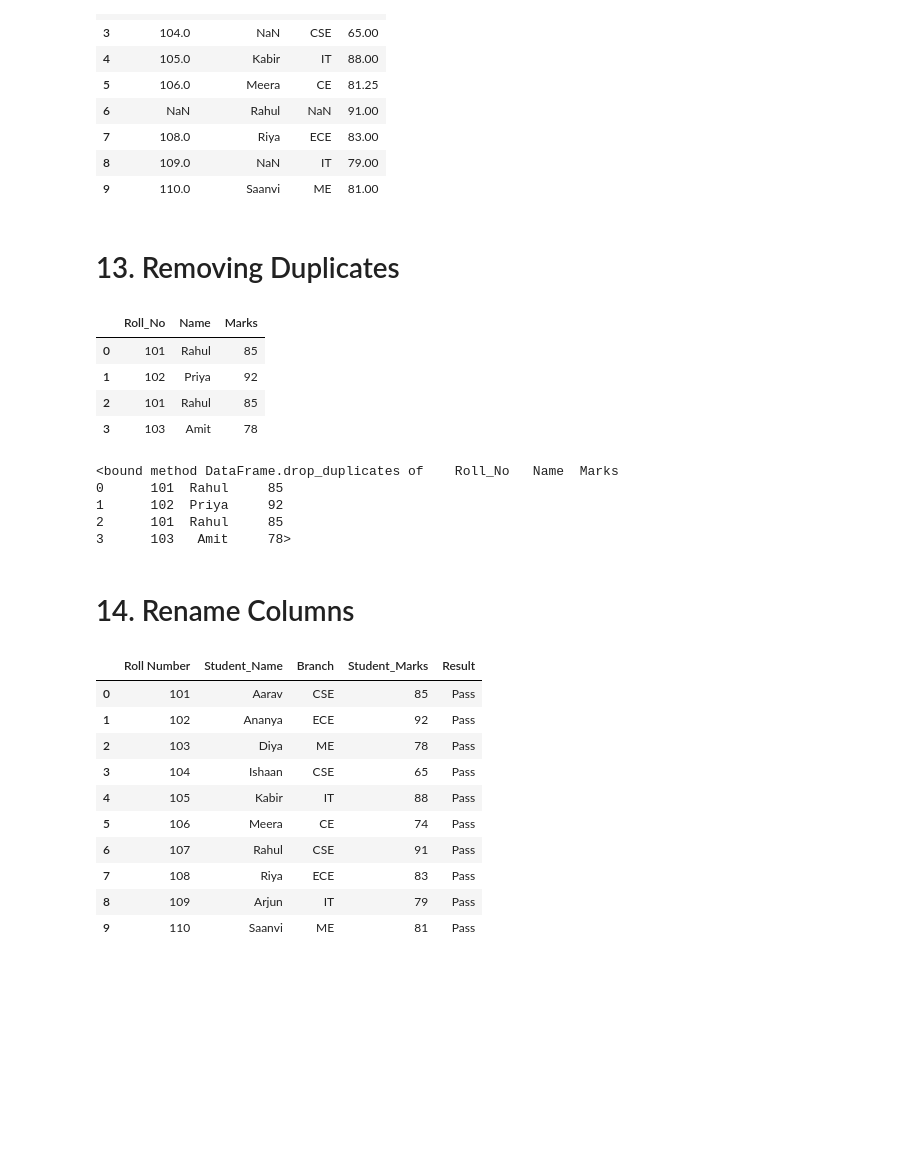
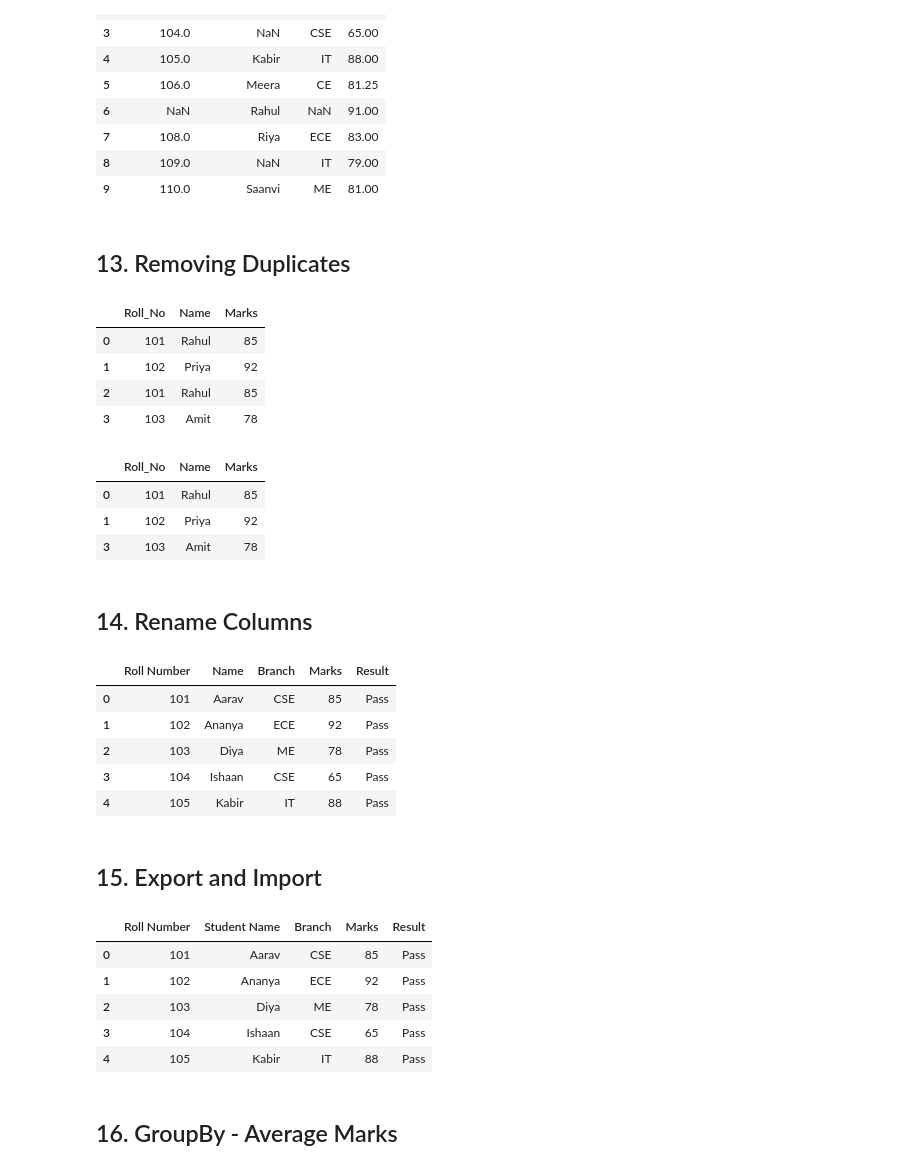
Before and after one commit to GoP4LJi/machine_learning, a Jupyter notebook: notebook/pandas/pandas.ipynb, the cells around one changed output. Saved outputs shown, nothing was run; the diff lists cells and outputs as text; code cells hidden in the pictures; blank space fills up the shorter version.

```diff
--- a/notebook/pandas/pandas.ipynb
+++ b/notebook/pandas/pandas.ipynb
@@ -257,7 +252,7 @@ df_m
 | 8 | 109.0 | NaN | IT | 79.00 |
 | 9 | 110.0 | Saanvi | ME | 81.00 |
 # %% [markdown]
-# 13. Removing Duplicates
+## 13.	Removing Duplicates
 # %%
 dup = pd.DataFrame({
     'Roll_No': [101, 102, 101, 103],
@@ -272,31 +267,48 @@ dup
 | 2 | 101 | Rahul | 85 |
 | 3 | 103 | Amit | 78 |
 # %%
-dup.drop_duplicates
+dup.drop_duplicates()
 # %% [output]
-<bound method DataFrame.drop_duplicates of    Roll_No   Name  Marks
-0      101  Rahul     85
-1      102  Priya     92
-2      101  Rahul     85
-3      103   Amit     78>
+|  | Roll_No | Name | Marks |
+| 0 | 101 | Rahul | 85 |
+| 1 | 102 | Priya | 92 |
+| 3 | 103 | Amit | 78 |
 # %% [markdown]
-# 14. Rename Columns
+## 14.	Rename Columns
 # %%
 # o	Rename Student_Name to Name and Student_Marks to Marks.
 df_students = df.reset_index().rename(columns={
     "Student Name": "Student_Name",
     "Marks": "Student_Marks"
 })
-df_students
+
+df_renamed = df_students.rename(columns={
+    "Student_Name": "Name",
+    "Student_Marks": "Marks"
+})
+
+df_renamed.head()
 # %% [output]
-|  | Roll Number | Student_Name | Branch | Student_Marks | Result |
+|  | Roll Number | Name | Branch | Marks | Result |
 | 0 | 101 | Aarav | CSE | 85 | Pass |
 | 1 | 102 | Ananya | ECE | 92 | Pass |
 | 2 | 103 | Diya | ME | 78 | Pass |
 | 3 | 104 | Ishaan | CSE | 65 | Pass |
 | 4 | 105 | Kabir | IT | 88 | Pass |
-| 5 | 106 | Meera | CE | 74 | Pass |
-| 6 | 107 | Rahul | CSE | 91 | Pass |
-| 7 | 108 | Riya | ECE | 83 | Pass |
-| 8 | 109 | Arjun | IT | 79 | Pass |
-| 9 | 110 | Saanvi | ME | 81 | Pass |
+# %% [markdown]
+## 15. Export and Import
+# %%
+# Save dataframe into csv and read it again.
+df.to_csv("students.csv")
+
+new_df = pd.read_csv("students.csv")
+new_df.head()
+# %% [output]
+|  | Roll Number | Student Name | Branch | Marks | Result |
+| 0 | 101 | Aarav | CSE | 85 | Pass |
+| 1 | 102 | Ananya | ECE | 92 | Pass |
+| 2 | 103 | Diya | ME | 78 | Pass |
+| 3 | 104 | Ishaan | CSE | 65 | Pass |
+| 4 | 105 | Kabir | IT | 88 | Pass |
+# %% [markdown]
+## 16. GroupBy - Average Marks
```
Also changed, not shown: parts of 88 cells of this notebook, 1 other file.
